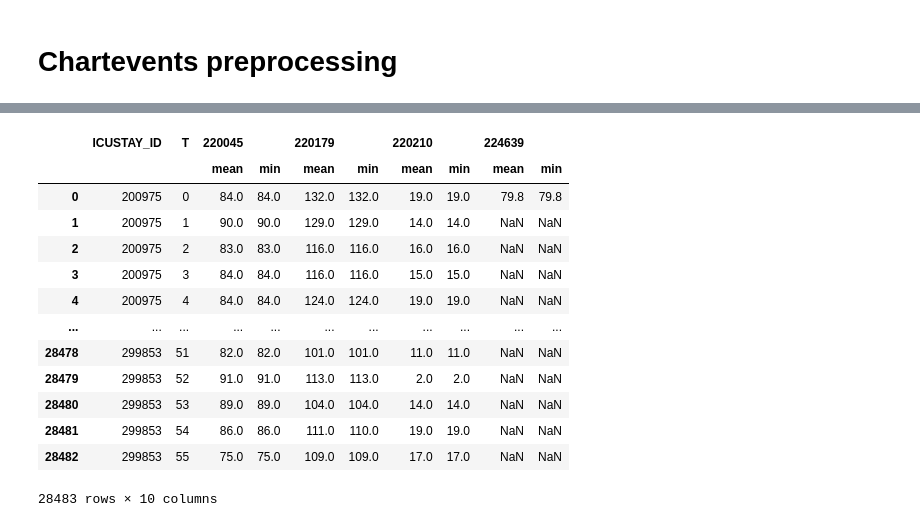
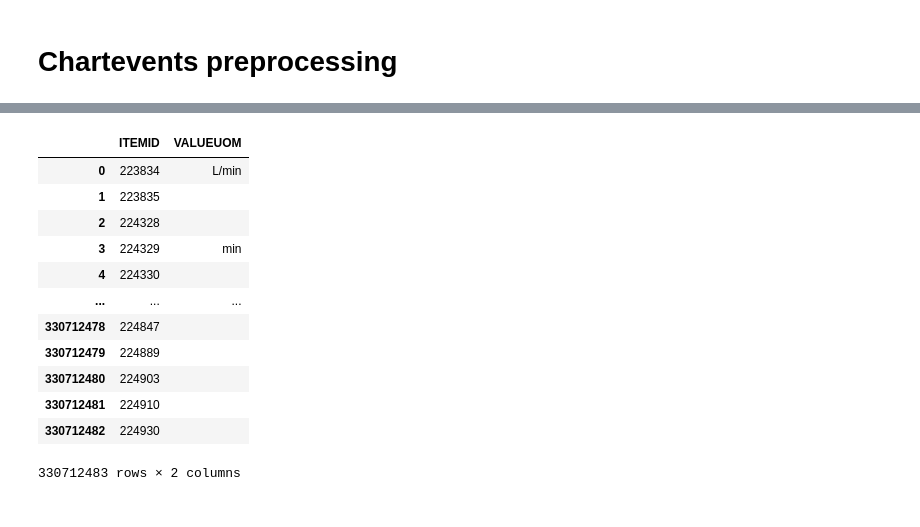
Before and after one commit to Harry-PARK/MIMIC_preprocessing, a Jupyter notebook: test.ipynb, the cells around one changed output, grey strips where cells are left out. Cells and saved outputs as stored; diff of their text form; code cells hidden in the pictures.

```diff
--- a/test.ipynb
+++ b/test.ipynb
@@ -120,17 +163,18 @@ Processed Complete!
 # %%
-chartevents2.data
+query = "SELECT ITEMID, VALUEUOM FROM CHARTEVENTS"
+d_chartitems = pd.read_sql(query, db_engine)
+d_chartitems
 # %% [output]
-|  | ICUSTAY_ID | T | 220045 |  | 220179 |  | 220210 |  | 224639 |  |
-|  |  |  | mean | min | mean | min | mean | min | mean | min |
-| 0 | 200975 | 0 | 84.0 | 84.0 | 132.0 | 132.0 | 19.0 | 19.0 | 79.8 | 79.8 |
-| 1 | 200975 | 1 | 90.0 | 90.0 | 129.0 | 129.0 | 14.0 | 14.0 | NaN | NaN |
-| 2 | 200975 | 2 | 83.0 | 83.0 | 116.0 | 116.0 | 16.0 | 16.0 | NaN | NaN |
-| 3 | 200975 | 3 | 84.0 | 84.0 | 116.0 | 116.0 | 15.0 | 15.0 | NaN | NaN |
-| 4 | 200975 | 4 | 84.0 | 84.0 | 124.0 | 124.0 | 19.0 | 19.0 | NaN | NaN |
-| ... | ... | ... | ... | ... | ... | ... | ... | ... | ... | ... |
-| 28478 | 299853 | 51 | 82.0 | 82.0 | 101.0 | 101.0 | 11.0 | 11.0 | NaN | NaN |
-| 28479 | 299853 | 52 | 91.0 | 91.0 | 113.0 | 113.0 | 2.0 | 2.0 | NaN | NaN |
-| 28480 | 299853 | 53 | 89.0 | 89.0 | 104.0 | 104.0 | 14.0 | 14.0 | NaN | NaN |
-| 28481 | 299853 | 54 | 86.0 | 86.0 | 111.0 | 110.0 | 19.0 | 19.0 | NaN | NaN |
-| 28482 | 299853 | 55 | 75.0 | 75.0 | 109.0 | 109.0 | 17.0 | 17.0 | NaN | NaN |
+|  | ITEMID | VALUEUOM |
+| 0 | 223834 | L/min |
+| 1 | 223835 |  |
+| 2 | 224328 |  |
+| 3 | 224329 | min |
+| 4 | 224330 |  |
+| ... | ... | ... |
+| 330712478 | 224847 |  |
+| 330712479 | 224889 |  |
+| 330712480 | 224903 |  |
+| 330712481 | 224910 |  |
+| 330712482 | 224930 |  |
-28483 rows × 10 columns
+330712483 rows × 2 columns
```
Also changed, not shown: parts of 10 cells of this notebook, 2 other files.
